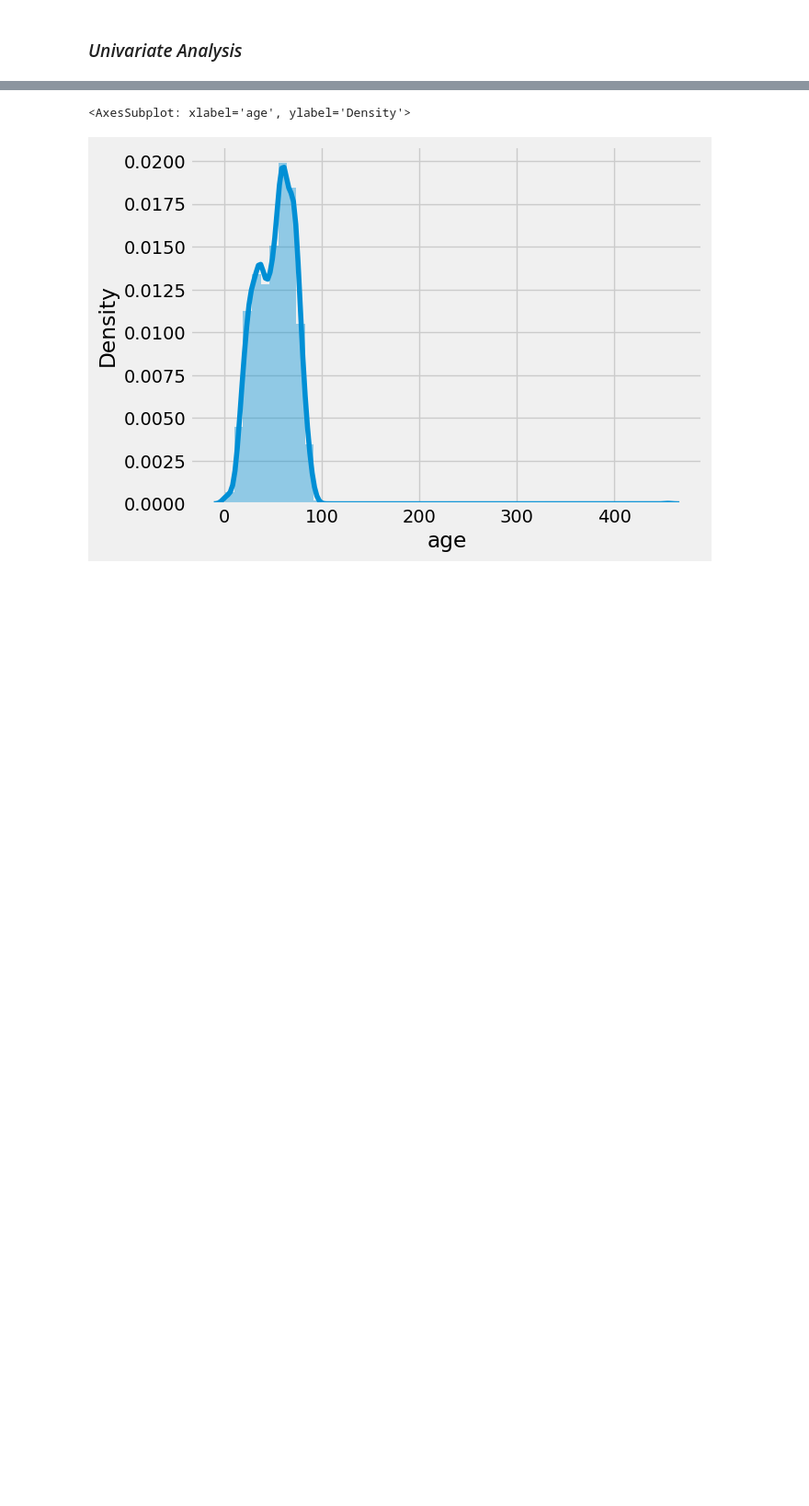
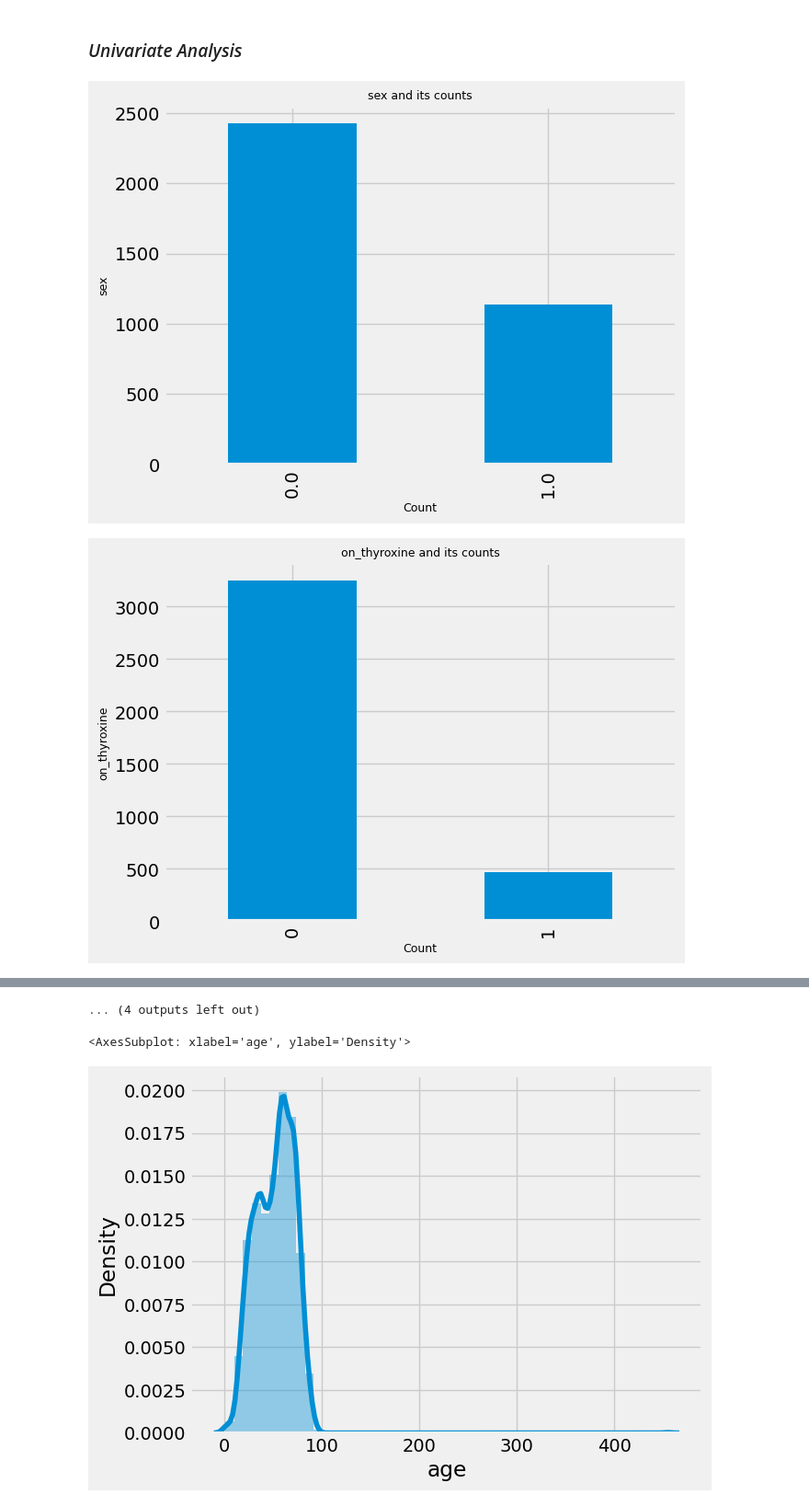
Before and after one commit to gopipandit/ThyroidData_Model, a Jupyter notebook: notebook.ipynb, the cells around one changed output, grey strips where cells are left out. Shown at 92% size. Drawn from its saved outputs; the diff is of its cells as text; code cells hidden in the pictures; blank space fills up the shorter version.

```diff
--- a/notebook.ipynb
+++ b/notebook.ipynb
@@ -258,6 +228,8 @@ plt.ylabel('Referral Source', fontsize = 9)
 # %% [output]
 Text(0, 0.5, 'Referral Source')
 [figure]
+# %%
+df = pd.get_dummies(df, columns=['referral_source'])
 # %%
 obj_cols = df.columns[df.dtypes.eq('O')]
 df[obj_cols] = df[obj_cols].apply(pd.to_numeric, errors='coerce') # ignore errors
@@ -282,3 +254,15 @@ binaryClass                    int64
 dtype: object
 # %% [markdown]
 ### *Univariate Analysis*
+# %%
+descrete_features = [i for i in df.columns if df[i].nunique() < 5 and 'referral' not in i]
+# %%
+for i in descrete_features:
+    df[i].value_counts().plot(kind = 'bar',)
+    plt.title(f'{i} and its counts', fontsize = 9)
+    plt.xlabel('Count',fontsize = 9)
+    plt.ylabel(i,fontsize = 9)
+    plt.show()
+# %% [output]
+[figure, added]
+[figure, added]
@@ -285,3 +279,4 @@ dtype: object
+... (4 outputs left out)
 # %%
 sns.distplot(df['age'])
 # %% [output]
```
Also changed, not shown: parts of 4 cells of this notebook.
